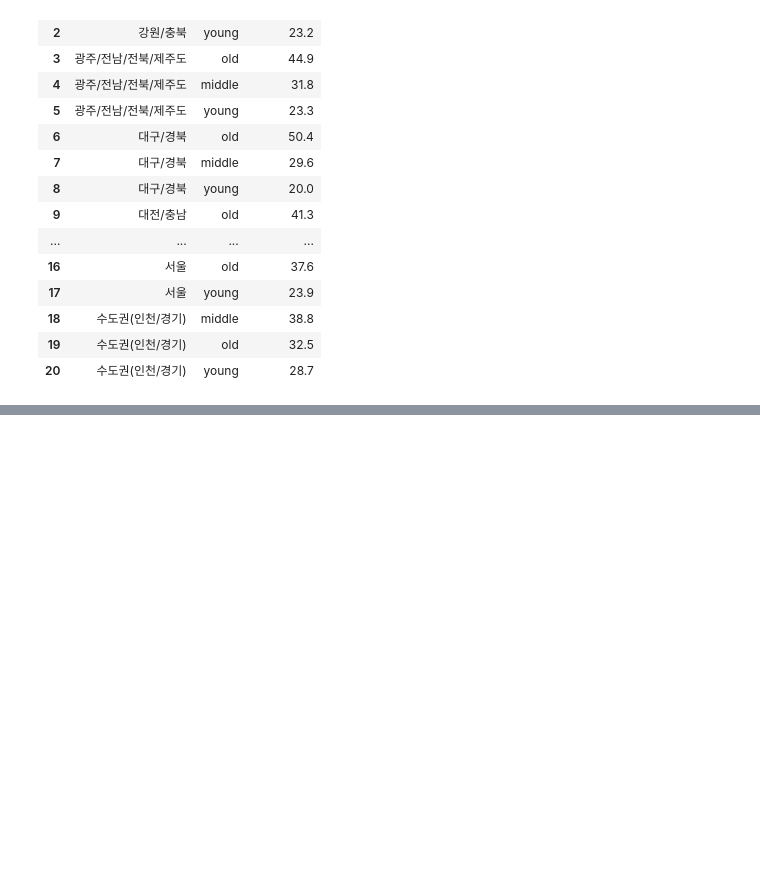
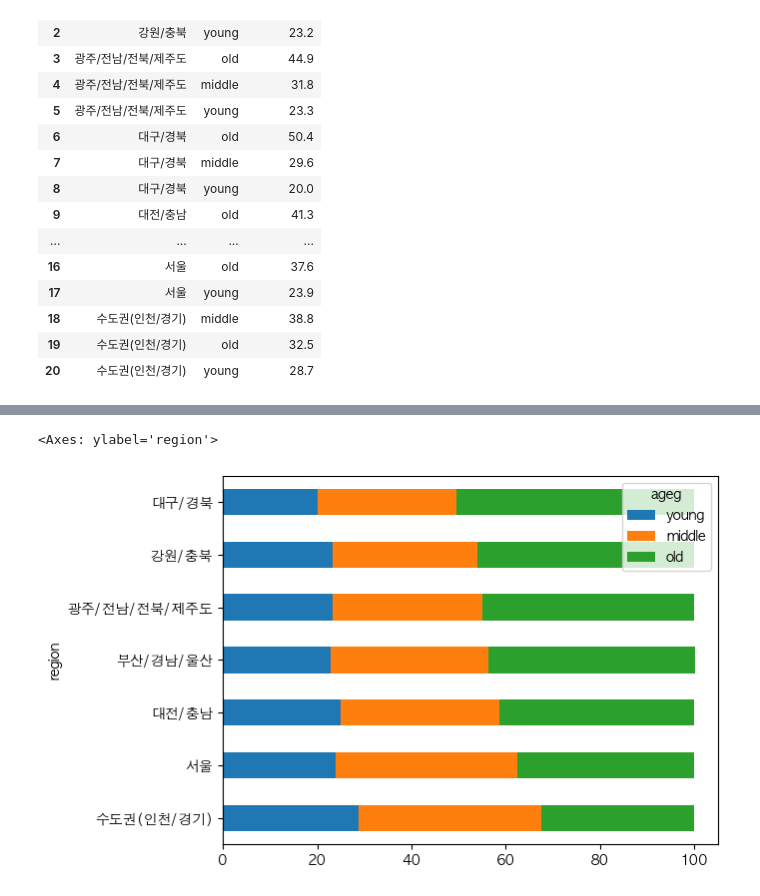
Before and after one commit to online5880/doit_python_da, a Jupyter notebook: chapter_09/09-9.ipynb, the cells around one changed output, grey strips where cells are left out. Drawn from its saved outputs; the diff is of its cells as text; code cells hidden in the pictures; blank space fills up the shorter version.

```diff
--- a/chapter_09/09-9.ipynb
+++ b/chapter_09/09-9.ipynb
@@ -152,0 +197,4 @@ sns.barplot(data=region_ageg, x="proportion", y="region", hue="ageg")
+# %%
+# 막대 정렬하기
+reorder_df = pivot_df.sort_values("old")[["young", "middle", "old"]]
+reorder_df
@@ -152,0 +211,5 @@ sns.barplot(data=region_ageg, x="proportion", y="region", hue="ageg")
+# %%
+reorder_df.plot.barh(stacked=True)
+# %% [output]
+<Axes: ylabel='region'>
+[figure, added]
```
Also changed, not shown: parts of 7 cells of this notebook, 2 other files.
